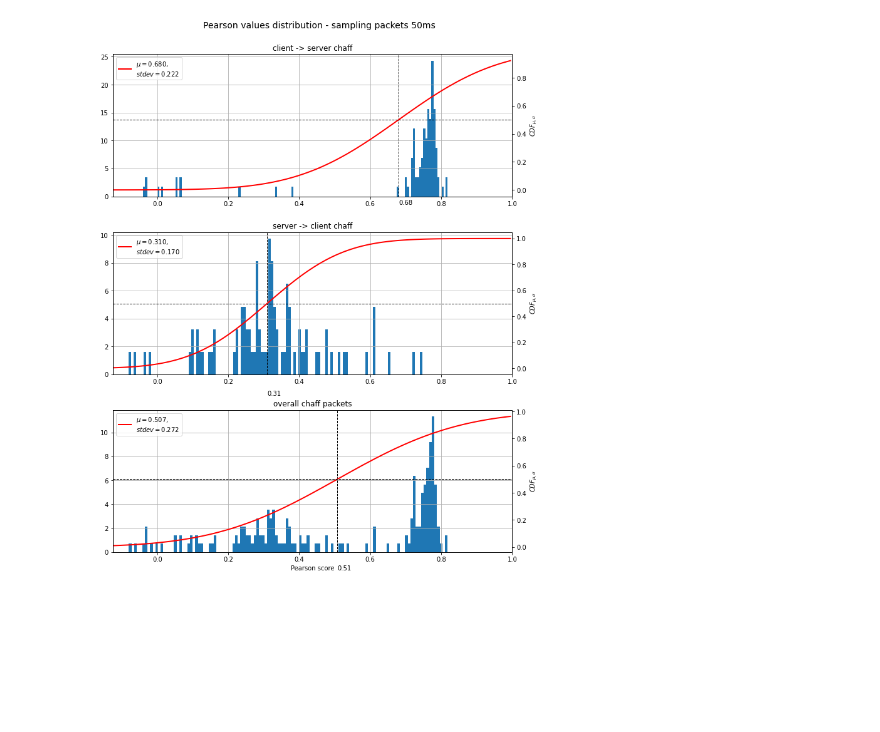
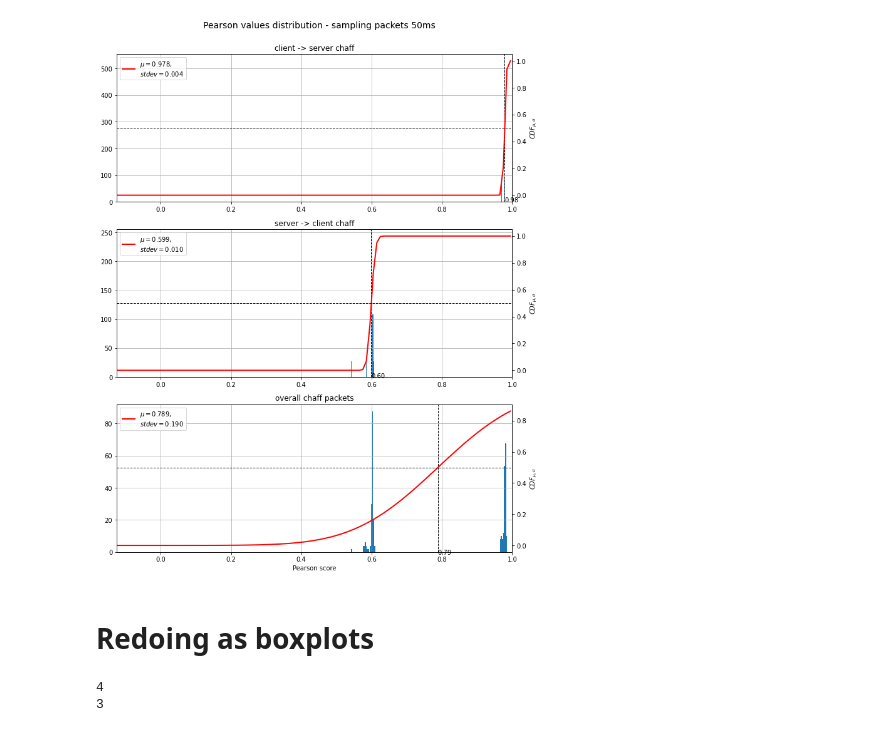
Before and after one commit to jpcsmith/qcsd-experiments, a Jupyter notebook: notebooks/redoing_plots.ipynb, the cells around one changed output. Cells and saved outputs as stored; diff of their text form; code cells hidden in the pictures; blank space fills up the shorter version.

Commit message:
notebook doing boxplots for pearson

```diff
--- a/notebooks/redoing_plots.ipynb
+++ b/notebooks/redoing_plots.ipynb
@@ -39,37 +39,85 @@ def plot_normal(data, ax, title):
     ax.set_title(title)
     ax.grid()
 # %%
-file = "../results/pearson/front/aggregate_50/res_dummy.json"
+file = "/Volumes/Isis/Thesis/qcd-experiments/results/pearson/front/config1/dead/aggregate/res_dummy.json"
 
 N_BINS_NORMAL = 150
 
 with open(file, "r") as f:
     jsonfile = json.load(f)
 pearsons_TX = jsonfile['TX']
 pearsons_RX = jsonfile['RX']
 
 
 (tx_means, pearsons_TX) = aggregate_and_means(pearsons_TX)
 (rx_means, pearsons_RX) = aggregate_and_means(pearsons_RX)
 
 # cleanup values
 tx_means = tx_means[~np.isnan(tx_means)]
 rx_means = rx_means[~np.isnan(rx_means)]
 assert (not np.isnan(tx_means).any())
 assert (not np.isnan(rx_means).any())
 
 f, ax = plt.subplots(3, 1, figsize=(10, 12))
 # plot dummy TX
 plot_normal(tx_means, ax[0], 'client -> server chaff')
 # plot dummy RX
 plot_normal(rx_means, ax[1], 'server -> client chaff')
 # plot all
 plot_normal(np.append(rx_means, tx_means),
             ax[2],
             "overall chaff packets")
 ax[2].set_xlabel("Pearson score")
 f.suptitle('Pearson values distribution - sampling packets 50ms', y=1.03, fontsize=14)
 f.tight_layout()
 f.show()
 # %% [output]
-[figure, old version]
+[figure, new version]
+# %% [markdown]
+# Redoing as boxplots
+# %%
+resdir = "/Volumes/Isis/Thesis/qcd-experiments/results"
+confs = ["config1", "config2", "config3", "config4"]
+
+conf1_cafe_f = f"{resdir}/pearson/front/config1/baddcafe/aggregate/res_dummy.json"
+conf2_cafe_f = f"{resdir}/pearson/front/config2/baddcafe/aggregate/res_dummy.json"
+conf3_cafe_f = f"{resdir}/pearson/front/config3/baddcafe/aggregate/res_dummy.json"
+conf4_cafe_f = f"{resdir}/pearson/front/config4/baddcafe/aggregate/res_dummy.json"
+cafe_f = [conf1_cafe_f, conf2_cafe_f, conf3_cafe_f, conf4_cafe_f]
+
+conf1_dead_f = f"{resdir}/pearson/front/config1/dead/aggregate/res_dummy.json"
+conf2_dead_f = f"{resdir}/pearson/front/config2/dead/aggregate/res_dummy.json"
+conf3_dead_f = f"{resdir}/pearson/front/config3/dead/aggregate/res_dummy.json"
+dead_f = [conf1_dead_f, conf2_dead_f, conf3_dead_f]
+
+# data cafe
+cafe = {}
+data_cafe = []
+for file, conf in zip(cafe_f, confs):
+    with open(file, "r") as f:
+        jsonfile = json.load(f)
+    pearsons_TX = jsonfile['TX']
+    pearsons_RX = jsonfile['RX']
+    (tx_means, pearsons_TX) = aggregate_and_means(pearsons_TX)
+    (rx_means, pearsons_RX) = aggregate_and_means(pearsons_RX)
+    cafe[conf] = {"TX": tx_means, "RX": rx_means}
+    data_cafe += [rx_means]
+
+# data dead
+dead = {}
+data_dead = []
+for file, conf in zip(dead_f, confs[:-1]):
+    with open(file, "r") as f:
+        jsonfile = json.load(f)
+    pearsons_TX = jsonfile['TX']
+    pearsons_RX = jsonfile['RX']
+    (tx_means, pearsons_TX) = aggregate_and_means(pearsons_TX)
+    (rx_means, pearsons_RX) = aggregate_and_means(pearsons_RX)
+    dead[conf] = {"TX": tx_means, "RX": rx_means}
+    data_dead += [rx_means]
+
+print(len(data_cafe))
+print(len(data_dead))
+# %% [output]
+4
+3
```
Also changed, not shown: parts of 2 cells of this notebook, 1 other file.
